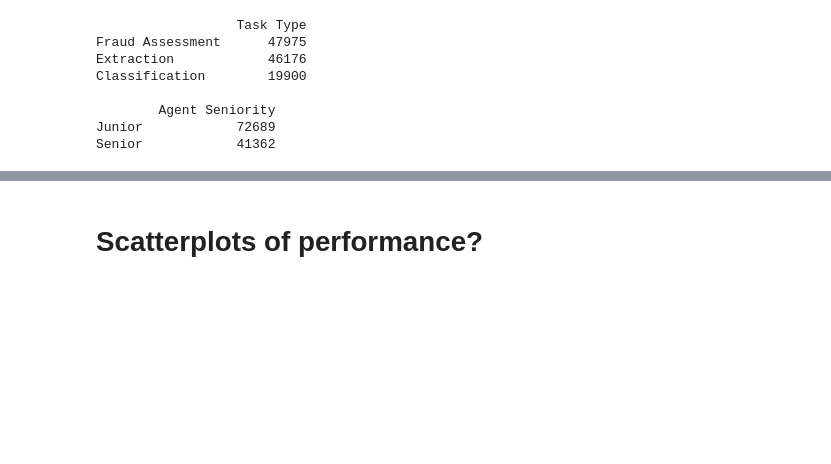
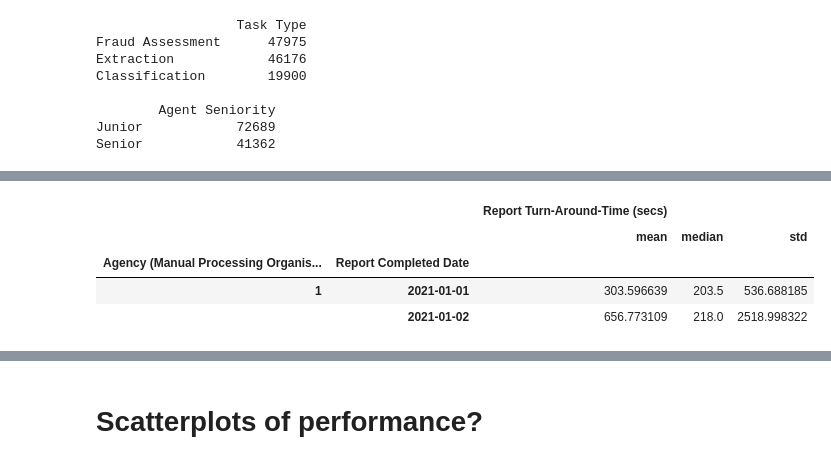
Before and after one commit to jccazes/onfido_assignment, a Jupyter notebook: onfido_assign/notebooks/performance_assessment.ipynb, the cells around one changed output, grey strips where cells are left out. Saved outputs shown, nothing was run; the diff lists cells and outputs as text; code cells hidden in the pictures; blank space fills up the shorter version.

```diff
--- a/onfido_assign/notebooks/performance_assessment.ipynb
+++ b/onfido_assign/notebooks/performance_assessment.ipynb
@@ -210,0 +207,8 @@ overall_perf = work_df.groupby(['Agency (Manual Processing Organisation)','Repor
+# %%
+overall_perf.head(2)
+# %% [output]
+|  |  | Report Turn-Around-Time (secs) |  |  |
+|  |  | mean | median | std |
+| Agency (Manual Processing Organis... | Report Completed Date |  |  |  |
+| 1 | 2021-01-01 | 303.596639 | 203.5 | 536.688185 |
+|  | 2021-01-02 | 656.773109 | 218.0 | 2518.998322 |
```
Also changed, not shown: parts of 48 cells of this notebook.
